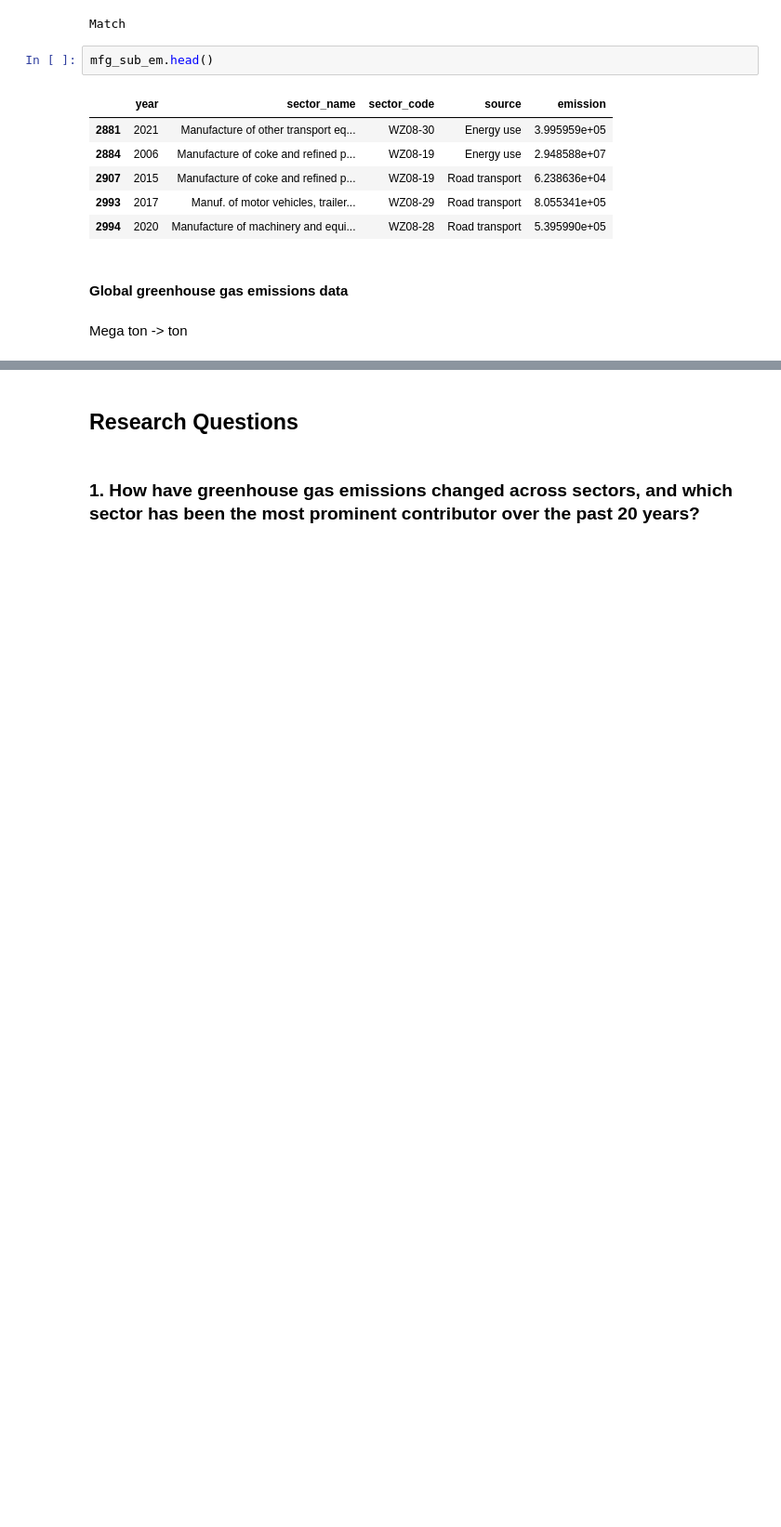
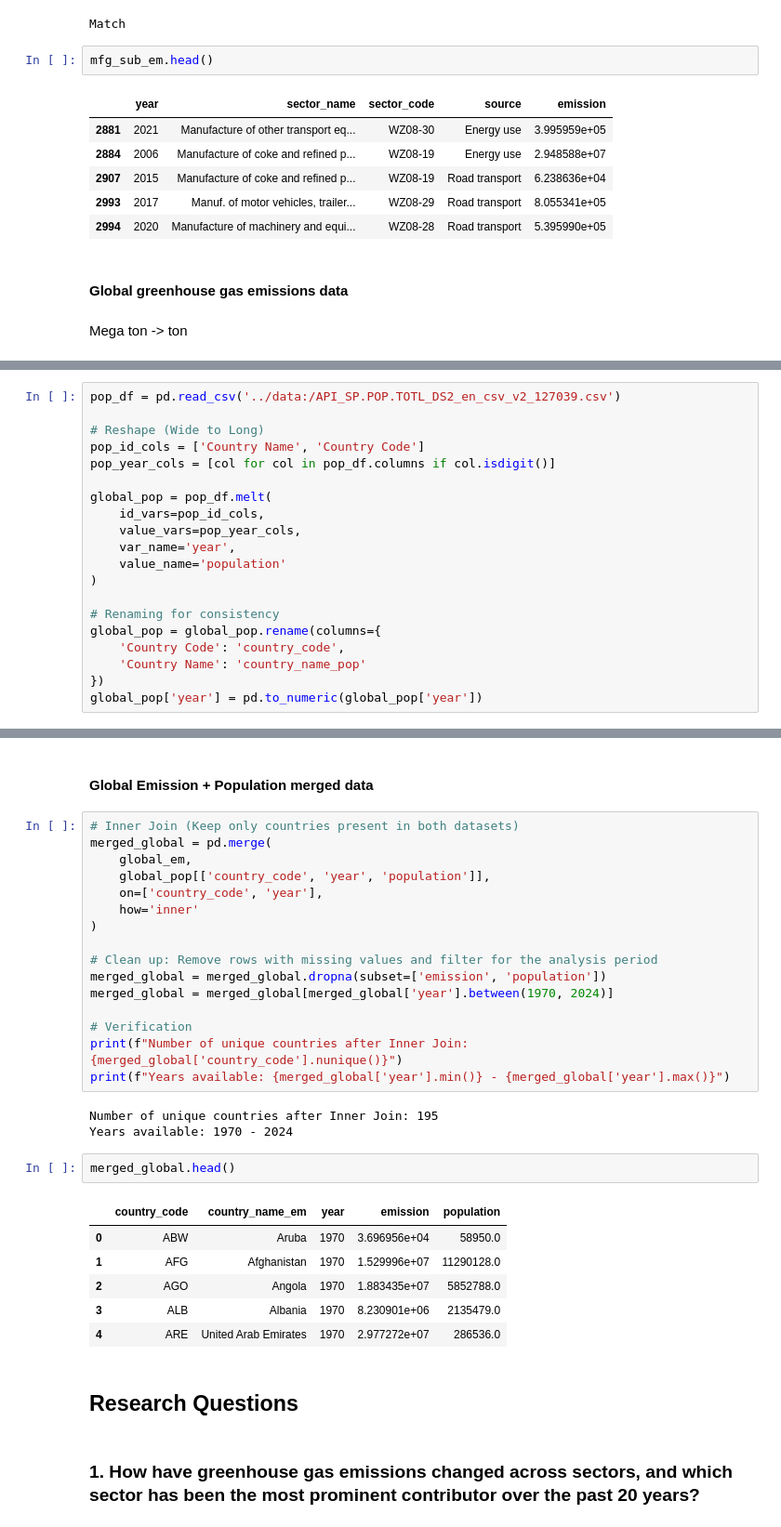
Before and after one commit to GinnyinGermany/CARBON, a Jupyter notebook: bin:/Computational_Narrative.ipynb, the cells around one changed output, grey strips where cells are left out. Shown at 93% size. Drawn from its saved outputs; the diff is of its cells as text; blank space fills up the shorter version.

```diff
--- a/bin:/Computational_Narrative.ipynb
+++ b/bin:/Computational_Narrative.ipynb
@@ -220,0 +223,20 @@ global_em.head()
+# %%
+pop_df = pd.read_csv('../data:/API_SP.POP.TOTL_DS2_en_csv_v2_127039.csv')
+
+# Reshape (Wide to Long)
+pop_id_cols = ['Country Name', 'Country Code']
+pop_year_cols = [col for col in pop_df.columns if col.isdigit()]
+
+global_pop = pop_df.melt(
+    id_vars=pop_id_cols,
+    value_vars=pop_year_cols,
+    var_name='year',
+    value_name='population'
+)
+
+# Renaming for consistency
+global_pop = global_pop.rename(columns={
+    'Country Code': 'country_code',
+    'Country Name': 'country_name_pop'
+})
+global_pop['year'] = pd.to_numeric(global_pop['year'])
@@ -221,3 +255,33 @@ global_em.head()
+# %% [markdown]
+#### Global Emission + Population merged data
+# %%
+# Inner Join (Keep only countries present in both datasets)
+merged_global = pd.merge(
+    global_em,
+    global_pop[['country_code', 'year', 'population']],
+    on=['country_code', 'year'],
+    how='inner'
+)
+
+# Clean up: Remove rows with missing values and filter for the analysis period
+merged_global = merged_global.dropna(subset=['emission', 'population'])
+merged_global = merged_global[merged_global['year'].between(1970, 2024)]
+
+# Verification
+print(f"Number of unique countries after Inner Join: {merged_global['country_code'].nunique()}")
+print(f"Years available: {merged_global['year'].min()} - {merged_global['year'].max()}")
+# %% [output]
+Number of unique countries after Inner Join: 195
+Years available: 1970 - 2024
+# %%
+merged_global.head()
+# %% [output]
+|  | country_code | country_name_em | year | emission | population |
+| 0 | ABW | Aruba | 1970 | 3.696956e+04 | 58950.0 |
+| 1 | AFG | Afghanistan | 1970 | 1.529996e+07 | 11290128.0 |
+| 2 | AGO | Angola | 1970 | 1.883435e+07 | 5852788.0 |
+| 3 | ALB | Albania | 1970 | 8.230901e+06 | 2135479.0 |
+| 4 | ARE | United Arab Emirates | 1970 | 2.977272e+07 | 286536.0 |
 # %% [markdown]
 ## Research Questions
 # %% [markdown]
```
Also changed, not shown: parts of 10 cells of this notebook.
